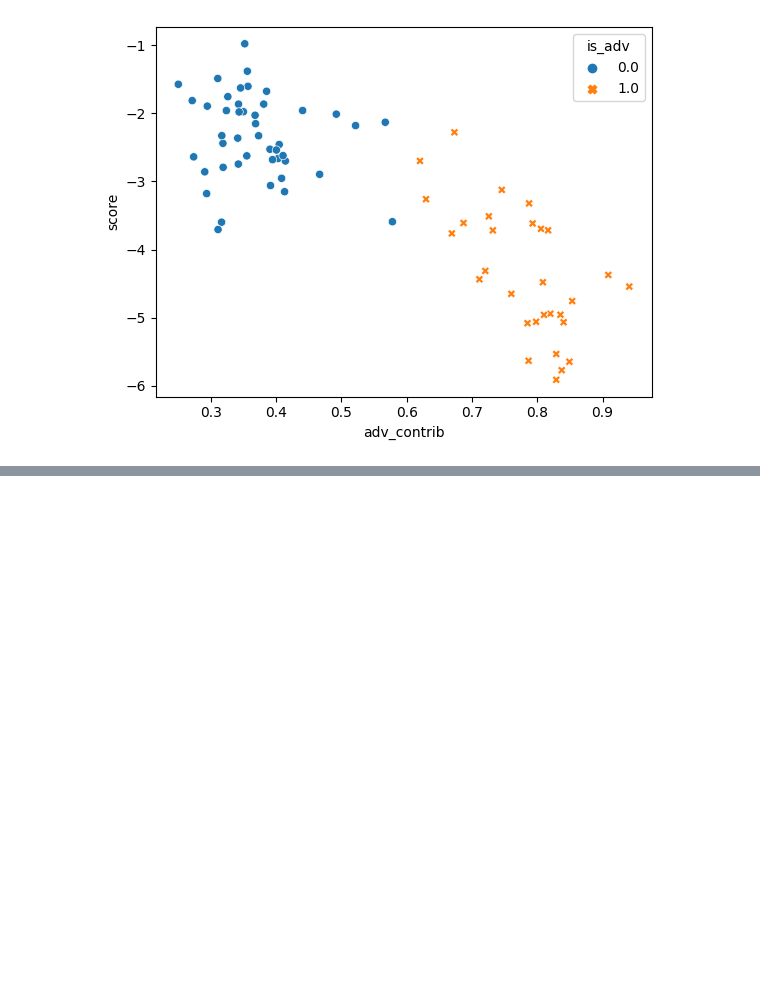
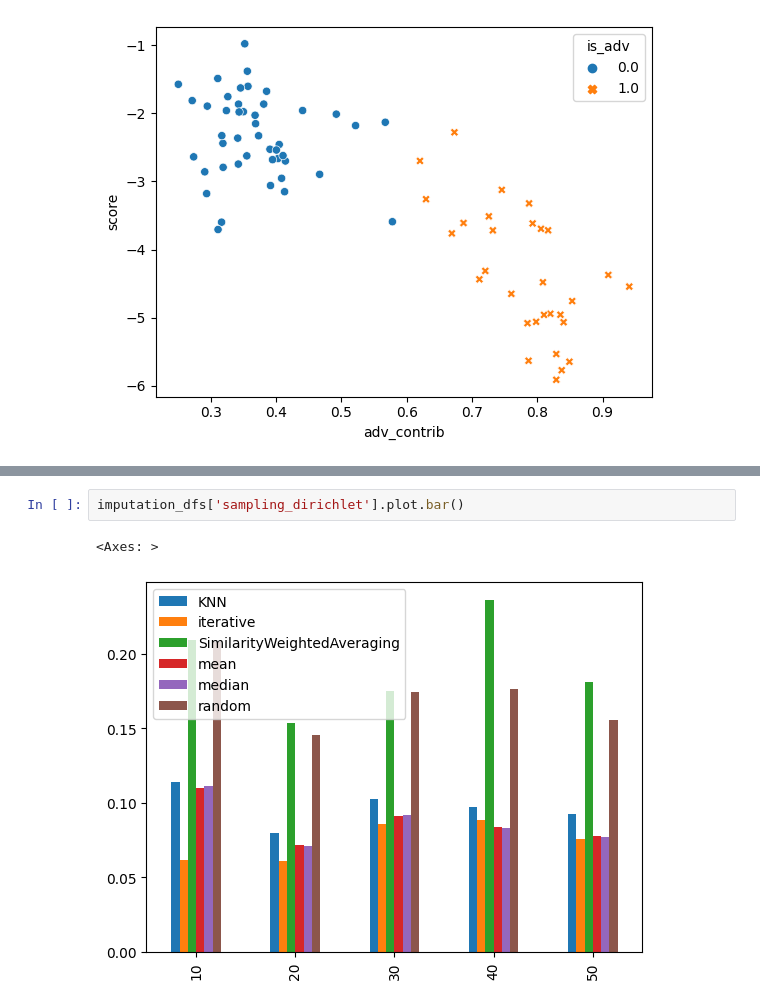
Before and after one commit to ehsanul9511/FLShield, a Jupyter notebook: plot_utils.ipynb, the cells around one changed output, grey strips where cells are left out. Drawn from its saved outputs; the diff is of its cells as text; blank space fills up the shorter version.

```diff
--- a/plot_utils.ipynb
+++ b/plot_utils.ipynb
@@ -138,0 +172,5 @@ sns.scatterplot(x='adv_contrib', y='score', style='is_adv', hue='is_adv', data=a
+# %%
+imputation_dfs['sampling_dirichlet'].plot.bar()
+# %% [output]
+<Axes: >
+[figure, added]
```
Also changed, not shown: parts of 10 cells of this notebook, 5 other files.
